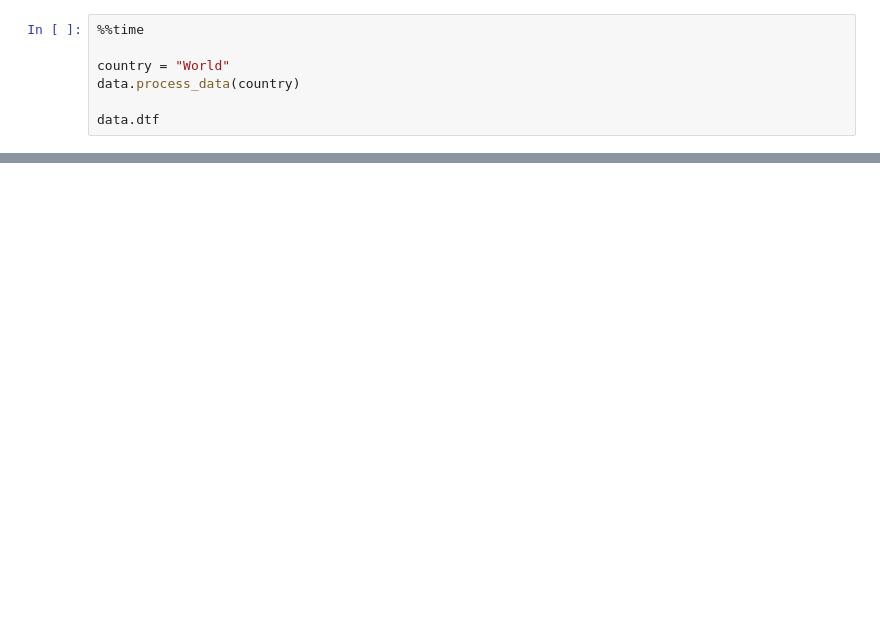
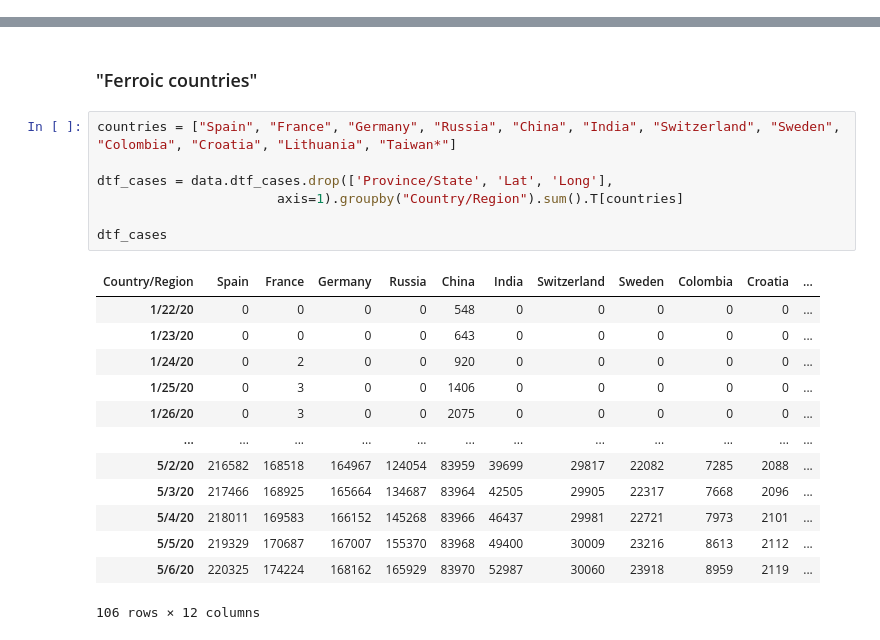
Before and after one commit to manganite/cov19, a Jupyter notebook: cov19.ipynb, the cells around one changed output, grey strips where cells are left out. Drawn from its saved outputs; the diff is of its cells as text; blank space fills up the shorter version.

```diff
--- a/cov19.ipynb
+++ b/cov19.ipynb
@@ -12,7 +0,0 @@ Wall time: 1.41 s
-# %%
-%%time
-
-country = "World"
-data.process_data(country)
-
-data.dtf
@@ -278,0 +345,23 @@ show_named_plotly_colours()
+# %% [markdown]
+### "Ferroic countries"
+# %%
+countries = ["Spain", "France", "Germany", "Russia", "China", "India", "Switzerland", "Sweden", "Colombia", "Croatia", "Lithuania", "Taiwan*"]
+
+dtf_cases = data.dtf_cases.drop(['Province/State', 'Lat', 'Long'],
+                       axis=1).groupby("Country/Region").sum().T[countries]
+
+dtf_cases
+# %% [output]
+| Country/Region | Spain | France | Germany | Russia | China | India | Switzerland | Sweden | Colombia | Croatia | ... |
+| 1/22/20 | 0 | 0 | 0 | 0 | 548 | 0 | 0 | 0 | 0 | 0 | ... |
+| 1/23/20 | 0 | 0 | 0 | 0 | 643 | 0 | 0 | 0 | 0 | 0 | ... |
+| 1/24/20 | 0 | 2 | 0 | 0 | 920 | 0 | 0 | 0 | 0 | 0 | ... |
+| 1/25/20 | 0 | 3 | 0 | 0 | 1406 | 0 | 0 | 0 | 0 | 0 | ... |
+| 1/26/20 | 0 | 3 | 0 | 0 | 2075 | 0 | 0 | 0 | 0 | 0 | ... |
+| ... | ... | ... | ... | ... | ... | ... | ... | ... | ... | ... | ... |
+| 5/2/20 | 216582 | 168518 | 164967 | 124054 | 83959 | 39699 | 29817 | 22082 | 7285 | 2088 | ... |
+| 5/3/20 | 217466 | 168925 | 165664 | 134687 | 83964 | 42505 | 29905 | 22317 | 7668 | 2096 | ... |
+| 5/4/20 | 218011 | 169583 | 166152 | 145268 | 83966 | 46437 | 29981 | 22721 | 7973 | 2101 | ... |
+| 5/5/20 | 219329 | 170687 | 167007 | 155370 | 83968 | 49400 | 30009 | 23216 | 8613 | 2112 | ... |
+| 5/6/20 | 220325 | 174224 | 168162 | 165929 | 83970 | 52987 | 30060 | 23918 | 8959 | 2119 | ... |
+106 rows × 12 columns
```
Also changed, not shown: parts of 43 cells of this notebook.
